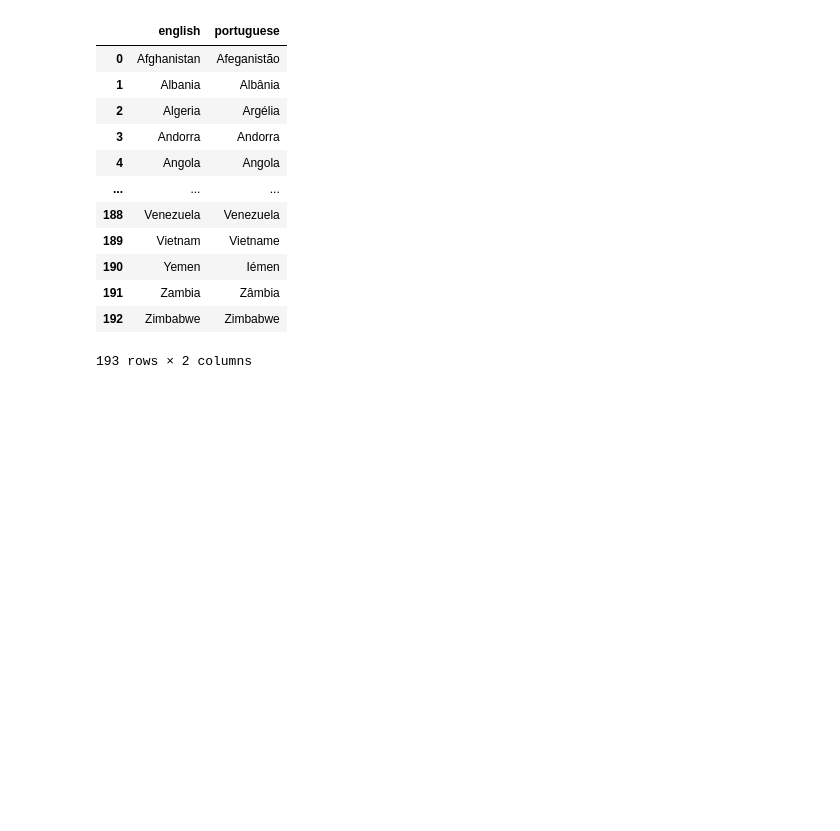
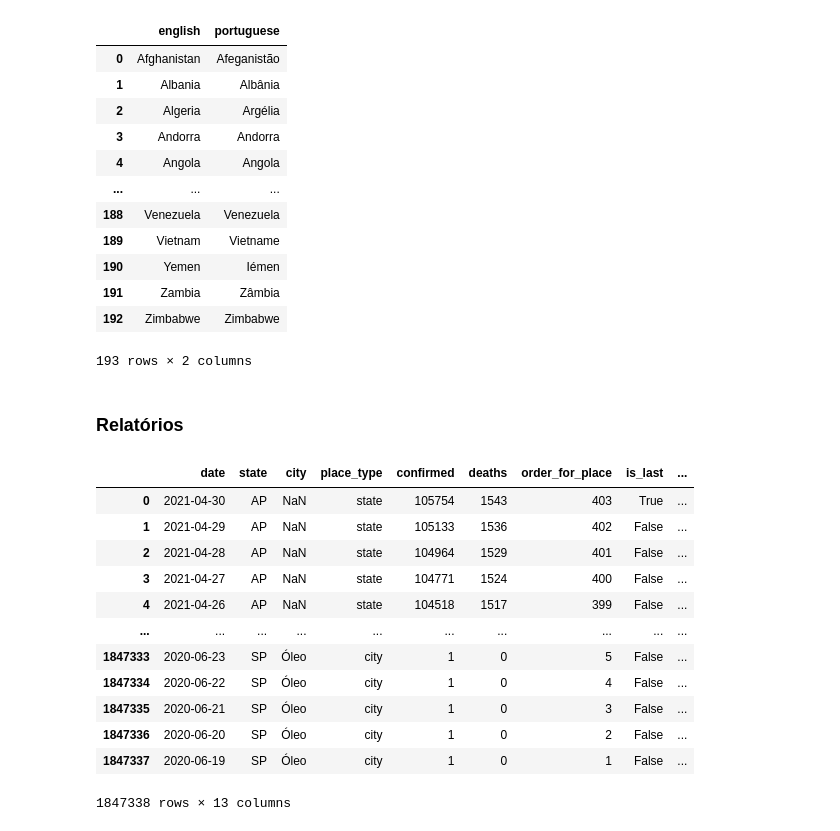
Before and after one commit to patrick-oliveira/ProjetoBD, a Jupyter notebook: processamento_dados.ipynb, the cells around one changed output. Saved outputs shown, nothing was run; the diff lists cells and outputs as text; code cells hidden in the pictures; blank space fills up the shorter version.

```diff
--- a/processamento_dados.ipynb
+++ b/processamento_dados.ipynb
@@ -630,3 +630,22 @@ nomes_paises
 | 191 | Zambia | Zâmbia |
 | 192 | Zimbabwe | Zimbabwe |
 193 rows × 2 columns
+# %% [markdown]
+### Relatórios
+# %%
+caso = pd.read_csv('data/caso.csv')
+caso
+# %% [output]
+|  | date | state | city | place_type | confirmed | deaths | order_for_place | is_last | ... |
+| 0 | 2021-04-30 | AP | NaN | state | 105754 | 1543 | 403 | True | ... |
+| 1 | 2021-04-29 | AP | NaN | state | 105133 | 1536 | 402 | False | ... |
+| 2 | 2021-04-28 | AP | NaN | state | 104964 | 1529 | 401 | False | ... |
+| 3 | 2021-04-27 | AP | NaN | state | 104771 | 1524 | 400 | False | ... |
+| 4 | 2021-04-26 | AP | NaN | state | 104518 | 1517 | 399 | False | ... |
+| ... | ... | ... | ... | ... | ... | ... | ... | ... | ... |
+| 1847333 | 2020-06-23 | SP | Óleo | city | 1 | 0 | 5 | False | ... |
+| 1847334 | 2020-06-22 | SP | Óleo | city | 1 | 0 | 4 | False | ... |
+| 1847335 | 2020-06-21 | SP | Óleo | city | 1 | 0 | 3 | False | ... |
+| 1847336 | 2020-06-20 | SP | Óleo | city | 1 | 0 | 2 | False | ... |
+| 1847337 | 2020-06-19 | SP | Óleo | city | 1 | 0 | 1 | False | ... |
+1847338 rows × 13 columns
```
Also changed, not shown: parts of 4 cells of this notebook, 1 other file.
